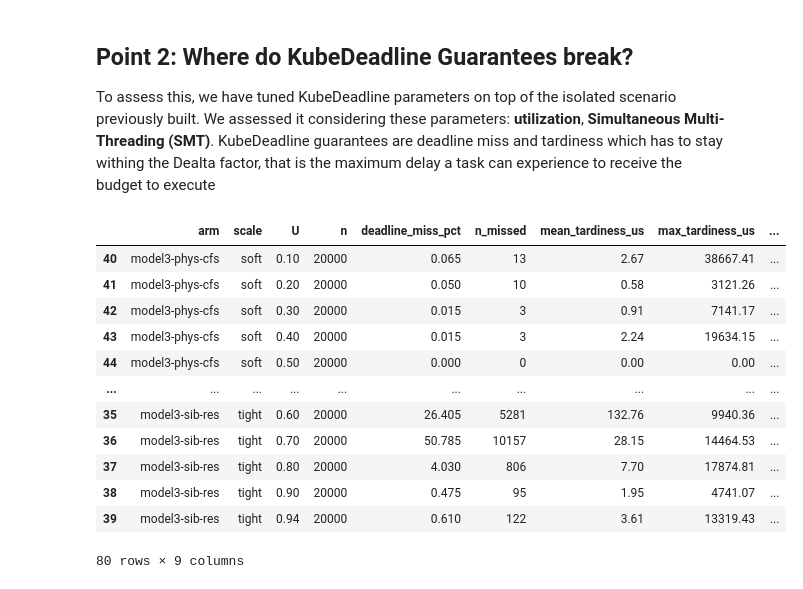
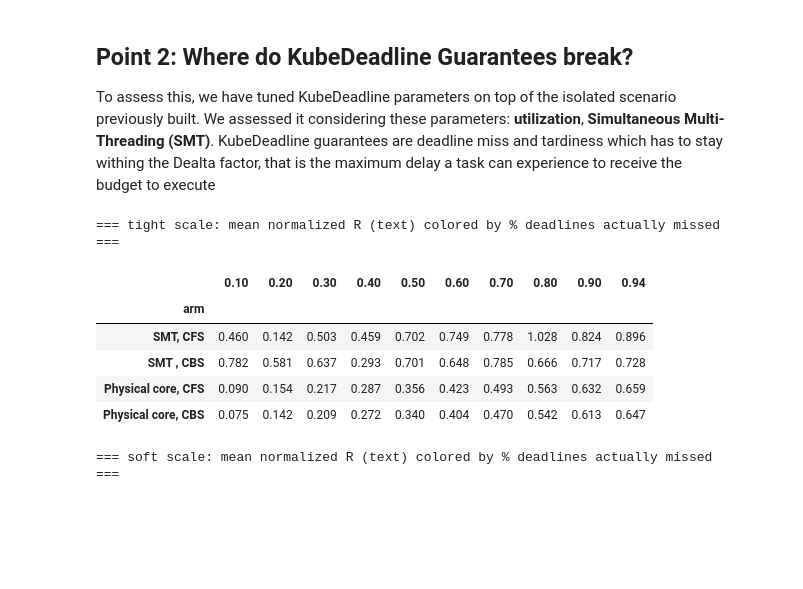
Before and after one commit to pippi2802/GraduationProject, a Jupyter notebook: research-questions/RQ1_final/analysis/analysis.ipynb, the cells around one changed output. Drawn from its saved outputs; the diff is of its cells as text; code cells hidden in the pictures; blank space fills up the shorter version.

```diff
--- a/research-questions/RQ1_final/analysis/analysis.ipynb
+++ b/research-questions/RQ1_final/analysis/analysis.ipynb
@@ -176,8 +178,0 @@ fig.tight_layout()
-# %%
-import json, glob
-from collections import Counter
-cpus = Counter()
-for f in sorted(glob.glob('model4_round*/*/*/placement.json')):
-    d = json.load(open(f))
-    cpus[d.get('target_RT_CPUSET', 'MISSING')] += 1
-print(cpus)
@@ -204,36 +233,64 @@ fig.tight_layout()
 To assess this, we have tuned KubeDeadline parameters on top of the isolated scenario previously built.
 We assessed it considering these parameters: **utilization**, **Simultaneous Multi-Threading (SMT)**. KubeDeadline guarantees are deadline miss and tardiness which has to stay withing the Dealta factor, that is the maximum delay a task can experience to receive the budget to execute
 # %%
+LABELS = {
+    "model3-sib-cfs": "SMT, CFS",
+    "model3-sib-res": "SMT , CBS",
+    "model3-phys-cfs": "Physical core, CFS",
+    "model3-phys-res": "Physical core, CBS",
+}
+
 combinations = ["model3-sib-cfs", "model3-sib-res", "model3-phys-cfs", "model3-phys-res"]
+hue_order = [LABELS[a] for a in combinations]
 
 rows = []
-for combination in combinations:
-    df = pd.read_csv(os.path.join(path, f"{combination}.csv"))
+for arm in combinations:
+    df = pd.read_csv(os.path.join(path, f"{arm}.csv"))
+    df["normalized_R"] = df.apply(lambda row: row["R_wall_us"] / PERIOD_US[row["scale"]], axis=1)
+    df["deadline_violated"] = df["normalized_R"] >= 1
+
     for (scale, u), g in df.groupby(["scale", "U"]):
         n = len(g)
-        n_miss = int(g["deadline_miss"].sum())
+        n_miss = int(g["deadline_violated"].sum())
         rows.append({
-            "arm": combination, "scale": scale, "U": u, "n": n,
+            "arm": LABELS[arm], "scale": scale, "U": u, "n": n,
             "deadline_miss_pct": round(100 * n_miss / n, 3),
             "n_missed": n_miss,
-            "mean_tardiness_us": round(g["tardiness_us"].mean(), 2),
-            "max_tardiness_us": round(g["tardiness_us"].max(), 2),
-            "p99_tardiness_us": round(g["tardiness_us"].quantile(0.99), 2),
+            "mean_normalized_R": round(g["normalized_R"].mean(), 3),
+            "max_normalized_R": round(g["normalized_R"].max(), 3),
+            "p99_normalized_R": round(g["normalized_R"].quantile(0.99), 3),
         })
 
-diagnostic_table = pd.DataFrame(rows).sort_values(["arm", "scale", "U"])
-display(diagnostic_table)
+long_table = pd.DataFrame(rows)
+diagnostic_table = long_table.sort_values(["scale", "U", "arm"])
+
+def highlight_violation(val):
+    if val >= 1:
+        intensity = min((val - 1) / 1.0, 1.0)   # 0 at val=1.0, full red by val=2.0
+        alpha = 0.25 + 0.75 * intensity
+        text_color = "white" if intensity > 0.5 else "black"
+        return f"background-color: rgba(214,69,69,{alpha:.2f}); color: {text_color}"
+    return ""
+
+for scale in ["tight", "soft"]:
+    sub = long_table[long_table.scale == scale]
+
+    wide_mean = sub.pivot_table(index="arm", columns="U", values="mean_normalized_R").reindex(hue_order)
+    wide_miss = sub.pivot_table(index="arm", columns="U", values="deadline_miss_pct").reindex(hue_order)
+    wide_mean.columns = wide_miss.columns = [f"{u:.2f}" for u in wide_mean.columns]
+
+    print(f"=== {scale} scale: mean normalized R (text) colored by % deadlines actually missed ===")
+    display(
+        wide_mean.style
+            .background_gradient(cmap="Reds", gmap=wide_miss, vmin=0, vmax=100, axis=None)
+            .format("{:.3f}")
+    )
 # %% [output]
+=== tight scale: mean normalized R (text) colored by % deadlines actually missed ===
-|  | arm | scale | U | n | deadline_miss_pct | n_missed | mean_tardiness_us | max_tardiness_us | ... |
-| 40 | model3-phys-cfs | soft | 0.10 | 20000 | 0.065 | 13 | 2.67 | 38667.41 | ... |
-| 41 | model3-phys-cfs | soft | 0.20 | 20000 | 0.050 | 10 | 0.58 | 3121.26 | ... |
-| 42 | model3-phys-cfs | soft | 0.30 | 20000 | 0.015 | 3 | 0.91 | 7141.17 | ... |
-| 43 | model3-phys-cfs | soft | 0.40 | 20000 | 0.015 | 3 | 2.24 | 19634.15 | ... |
-| 44 | model3-phys-cfs | soft | 0.50 | 20000 | 0.000 | 0 | 0.00 | 0.00 | ... |
-| ... | ... | ... | ... | ... | ... | ... | ... | ... | ... |
-| 35 | model3-sib-res | tight | 0.60 | 20000 | 26.405 | 5281 | 132.76 | 9940.36 | ... |
-| 36 | model3-sib-res | tight | 0.70 | 20000 | 50.785 | 10157 | 28.15 | 14464.53 | ... |
-| 37 | model3-sib-res | tight | 0.80 | 20000 | 4.030 | 806 | 7.70 | 17874.81 | ... |
-| 38 | model3-sib-res | tight | 0.90 | 20000 | 0.475 | 95 | 1.95 | 4741.07 | ... |
-| 39 | model3-sib-res | tight | 0.94 | 20000 | 0.610 | 122 | 3.61 | 13319.43 | ... |
+|  | 0.10 | 0.20 | 0.30 | 0.40 | 0.50 | 0.60 | 0.70 | 0.80 | 0.90 | 0.94 |
+| arm |  |  |  |  |  |  |  |  |  |  |
+| SMT, CFS | 0.460 | 0.142 | 0.503 | 0.459 | 0.702 | 0.749 | 0.778 | 1.028 | 0.824 | 0.896 |
+| SMT , CBS | 0.782 | 0.581 | 0.637 | 0.293 | 0.701 | 0.648 | 0.785 | 0.666 | 0.717 | 0.728 |
+| Physical core, CFS | 0.090 | 0.154 | 0.217 | 0.287 | 0.356 | 0.423 | 0.493 | 0.563 | 0.632 | 0.659 |
+| Physical core, CBS | 0.075 | 0.142 | 0.209 | 0.272 | 0.340 | 0.404 | 0.470 | 0.542 | 0.613 | 0.647 |
-80 rows × 9 columns
+=== soft scale: mean normalized R (text) colored by % deadlines actually missed ===
```
Also changed, not shown: parts of 25 cells of this notebook, 14 other files.
